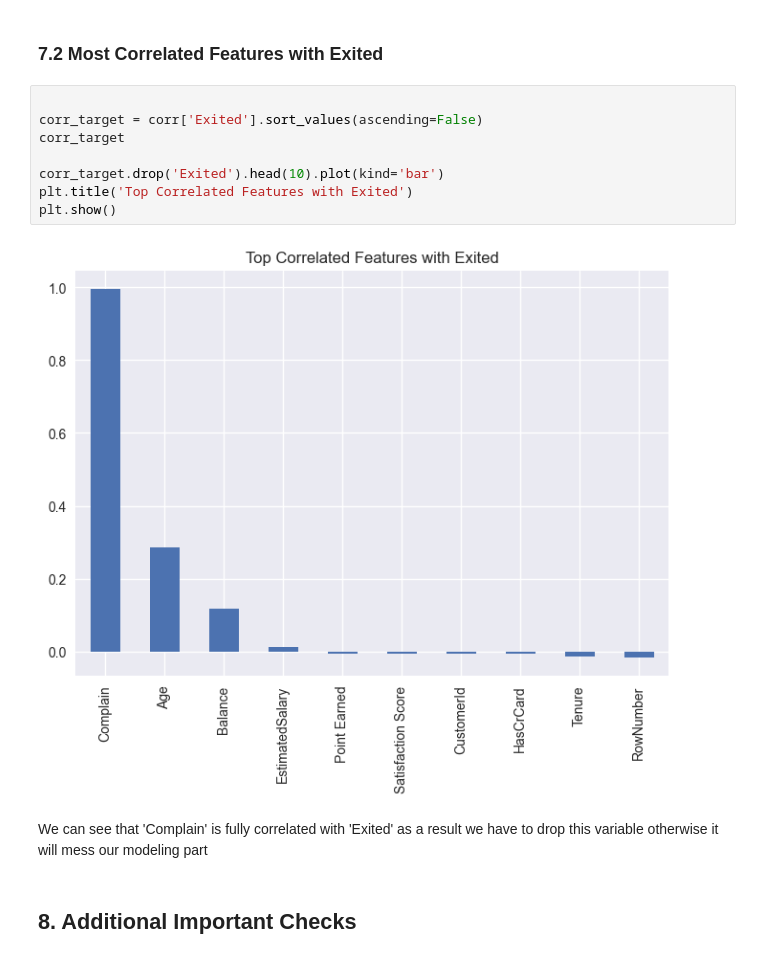
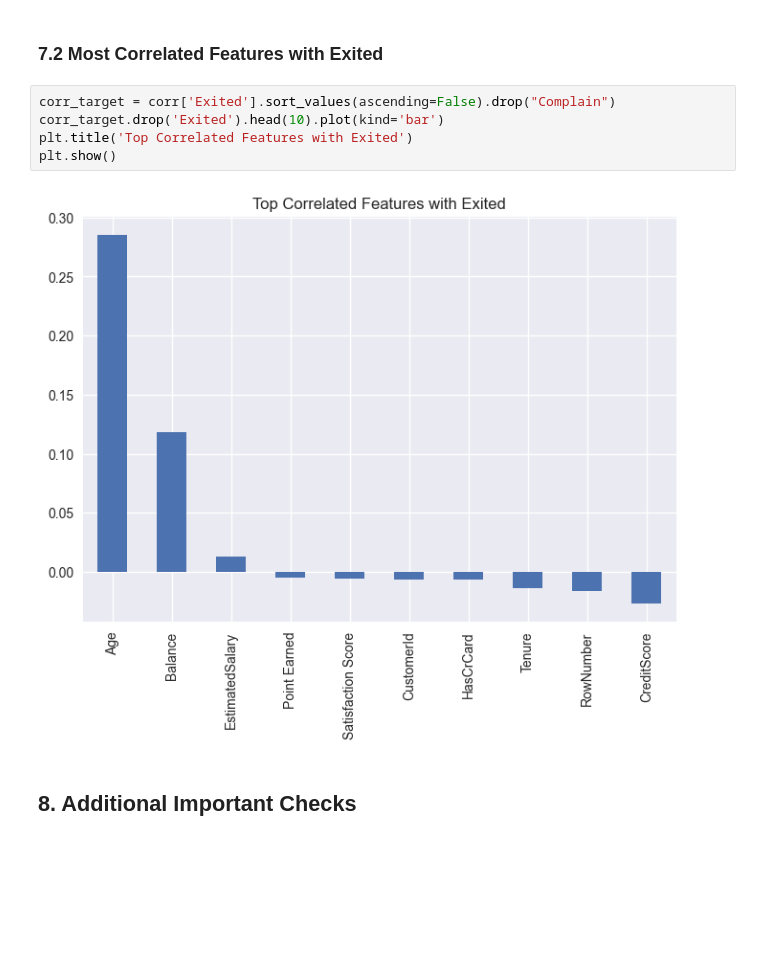
Before and after one commit to chillMLguy/banking_churn_pred, a Jupyter notebook: 1. EDA.ipynb, the cells around one changed output. Cells and saved outputs as stored; diff of their text form; blank space fills up the shorter version.

```diff
--- a/1. EDA.ipynb
+++ b/1. EDA.ipynb
@@ -218,17 +220,12 @@ corr
 # %% [markdown]
 ### 7.2 Most Correlated Features with Exited
 # %%
-
-corr_target = corr['Exited'].sort_values(ascending=False)
-corr_target
-
+corr_target = corr['Exited'].sort_values(ascending=False).drop("Complain")
 corr_target.drop('Exited').head(10).plot(kind='bar')
 plt.title('Top Correlated Features with Exited')
 plt.show()
 # %% [output]
-[figure, old version]
+[figure, new version]
-# %% [markdown]
-We can see that 'Complain' is fully correlated with 'Exited' as a result we have to drop this variable otherwise it will mess our modeling part
 # %% [markdown]
 ## 8. Additional Important Checks
 # %% [markdown]
```
Also changed, not shown: parts of 1 cell of this notebook, 2 other files.
